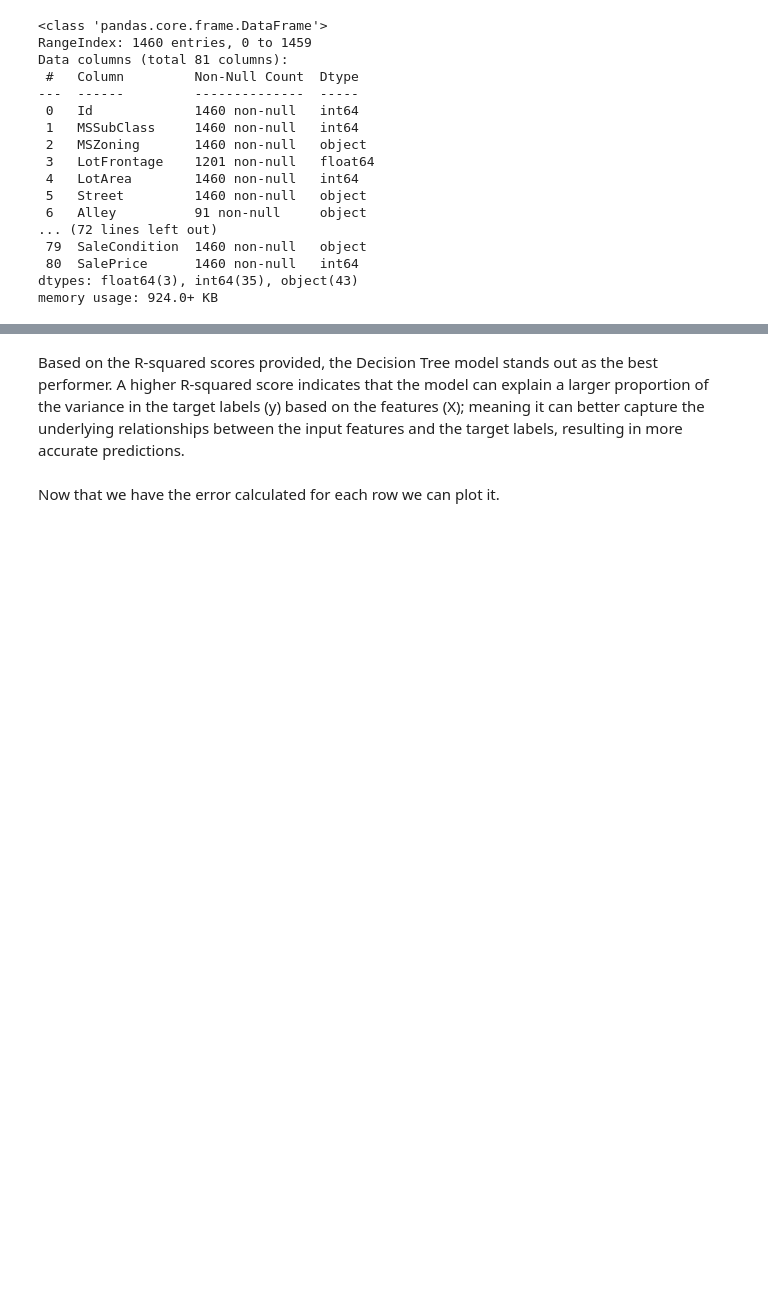
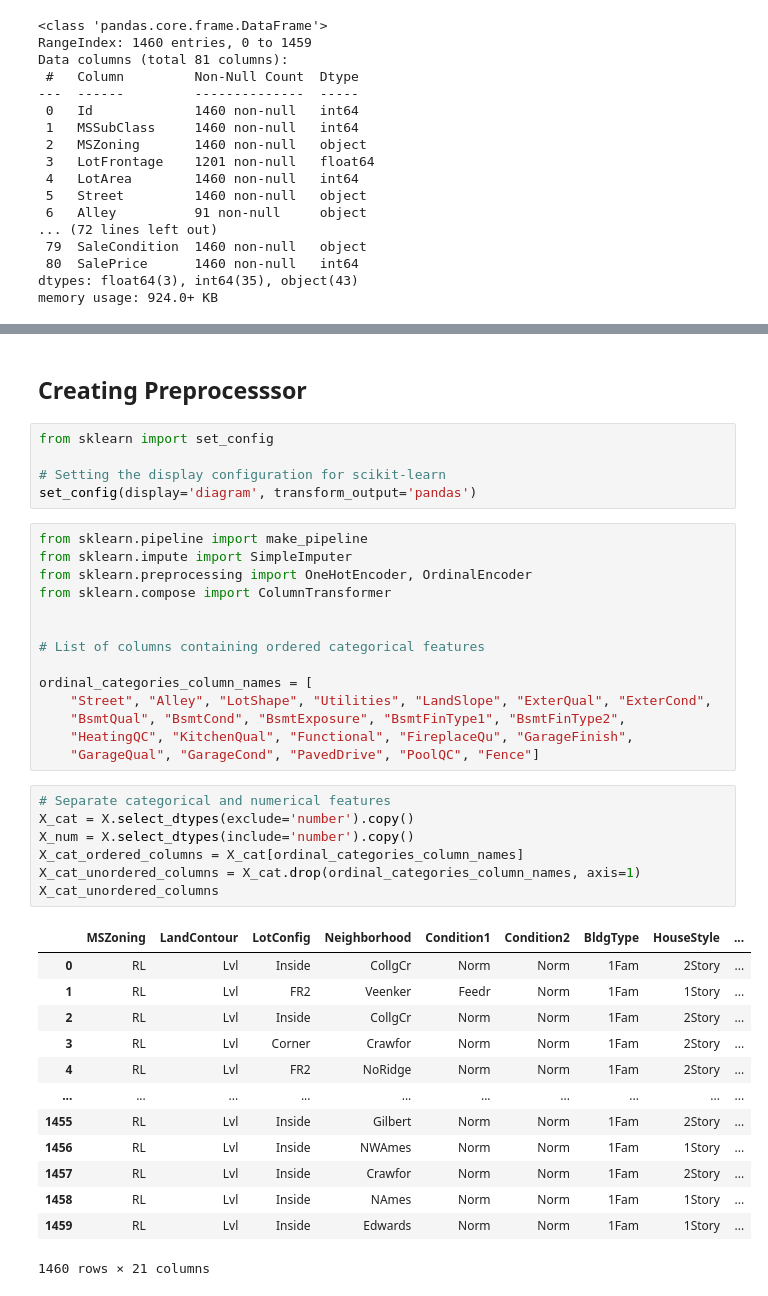
Before and after one commit to Sadia-Khan-Rupa/Chapter_7-Supervised_ML, a Jupyter notebook: Competetion_2_Regression/COMPETETION_2_KAGGLE.ipynb, the cells around one changed output, grey strips where cells are left out. Drawn from its saved outputs; the diff is of its cells as text; blank space fills up the shorter version.

```diff
--- a/Competetion_2_Regression/COMPETETION_2_KAGGLE.ipynb
+++ b/Competetion_2_Regression/COMPETETION_2_KAGGLE.ipynb
@@ -318,4 +148,42 @@ comparing_models_df
-# %% [markdown]
-Based on the R-squared scores provided, the Decision Tree model stands out as the best performer. A higher R-squared score indicates that the model can explain a larger proportion of the variance in the target labels (y) based on the features (X); meaning it can better capture the underlying relationships between the input features and the target labels, resulting in more accurate predictions.
-# %% [markdown]
-Now that we have the error calculated for each row we can plot it.
+# %% [markdown]
+## Creating Preprocesssor
+# %%
+from sklearn import set_config
+
+# Setting the display configuration for scikit-learn
+set_config(display='diagram', transform_output='pandas')
+# %%
+from sklearn.pipeline import make_pipeline
+from sklearn.impute import SimpleImputer
+from sklearn.preprocessing import OneHotEncoder, OrdinalEncoder
+from sklearn.compose import ColumnTransformer
+
+
+# List of columns containing ordered categorical features
+
+ordinal_categories_column_names = [
+    "Street", "Alley", "LotShape", "Utilities", "LandSlope", "ExterQual", "ExterCond",
+    "BsmtQual", "BsmtCond", "BsmtExposure", "BsmtFinType1", "BsmtFinType2",
+    "HeatingQC", "KitchenQual", "Functional", "FireplaceQu", "GarageFinish",
+    "GarageQual", "GarageCond", "PavedDrive", "PoolQC", "Fence"]
+# %%
+# Separate categorical and numerical features
+X_cat = X.select_dtypes(exclude='number').copy()
+X_num = X.select_dtypes(include='number').copy()
+X_cat_ordered_columns = X_cat[ordinal_categories_column_names]
+X_cat_unordered_columns = X_cat.drop(ordinal_categories_column_names, axis=1)
+X_cat_unordered_columns
+# %% [output]
+|  | MSZoning | LandContour | LotConfig | Neighborhood | Condition1 | Condition2 | BldgType | HouseStyle | ... |
+| 0 | RL | Lvl | Inside | CollgCr | Norm | Norm | 1Fam | 2Story | ... |
+| 1 | RL | Lvl | FR2 | Veenker | Feedr | Norm | 1Fam | 1Story | ... |
+| 2 | RL | Lvl | Inside | CollgCr | Norm | Norm | 1Fam | 2Story | ... |
+| 3 | RL | Lvl | Corner | Crawfor | Norm | Norm | 1Fam | 2Story | ... |
+| 4 | RL | Lvl | FR2 | NoRidge | Norm | Norm | 1Fam | 2Story | ... |
+| ... | ... | ... | ... | ... | ... | ... | ... | ... | ... |
+| 1455 | RL | Lvl | Inside | Gilbert | Norm | Norm | 1Fam | 2Story | ... |
+| 1456 | RL | Lvl | Inside | NWAmes | Norm | Norm | 1Fam | 1Story | ... |
+| 1457 | RL | Lvl | Inside | Crawfor | Norm | Norm | 1Fam | 2Story | ... |
+| 1458 | RL | Lvl | Inside | NAmes | Norm | Norm | 1Fam | 1Story | ... |
+| 1459 | RL | Lvl | Inside | Edwards | Norm | Norm | 1Fam | 1Story | ... |
+1460 rows × 21 columns
```
Also changed, not shown: parts of 55 cells of this notebook, 1 other file.
